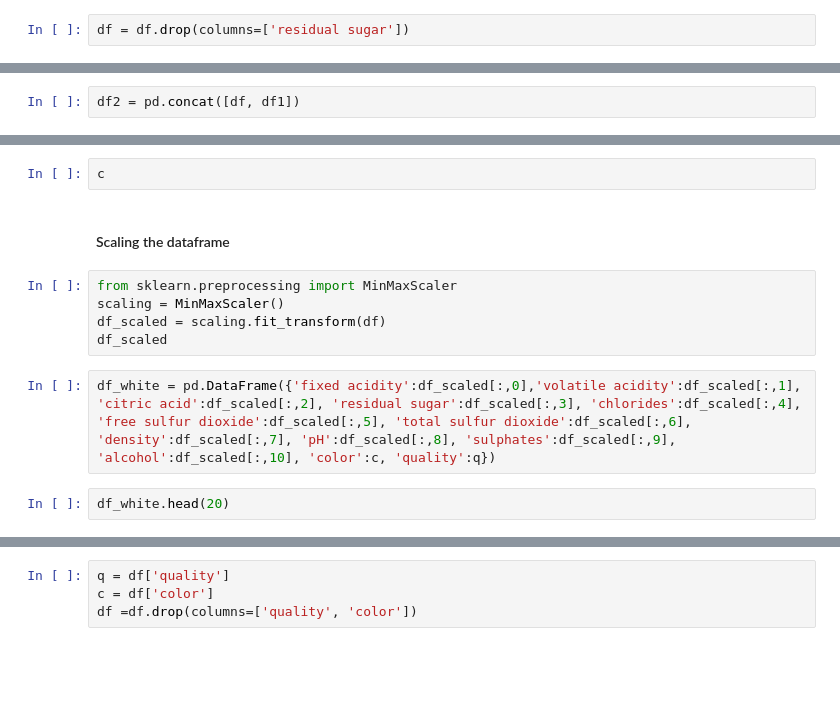
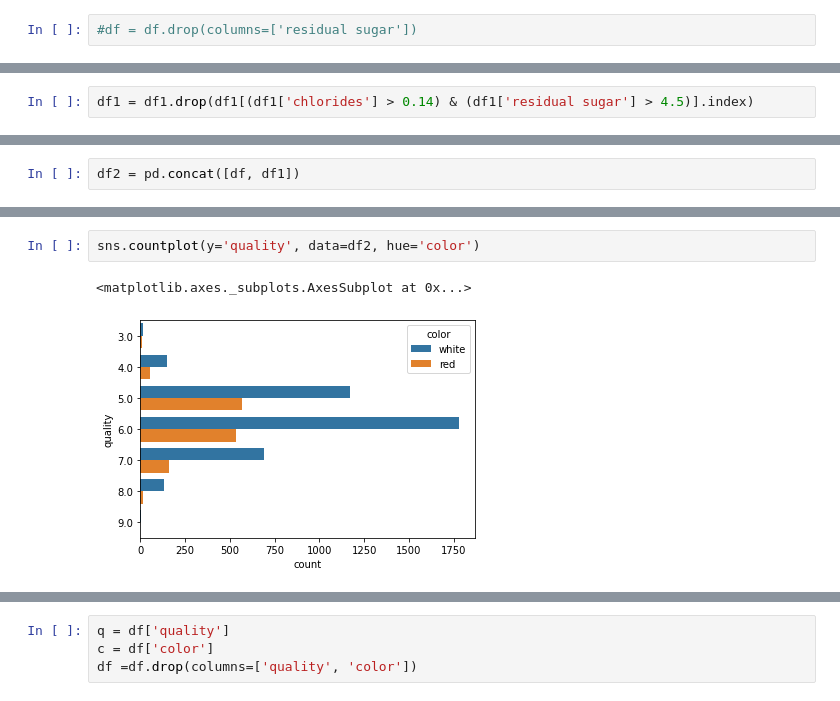
Before and after one commit to nipun1992/Predicting-Wine-Color, a Jupyter notebook: Wine quality Prediction-checkpoint.ipynb, the cells around one changed output, grey strips where cells are left out. Drawn from its saved outputs; the diff is of its cells as text; blank space fills up the shorter version.

```diff
--- a/Wine quality Prediction-checkpoint.ipynb
+++ b/Wine quality Prediction-checkpoint.ipynb
@@ -132,4 +299,4 @@ sns.heatmap(df.corr(), annot=True, cmap="RdYlGn")
 # %%
-df = df.drop(columns=['residual sugar'])
+#df = df.drop(columns=['residual sugar'])
 # %%
 df.head()
@@ -423,0 +1040,2 @@ df1.shape
+# %%
+df1 = df1.drop(df1[(df1['chlorides'] > 0.14) & (df1['residual sugar'] > 4.5)].index)
@@ -436,13 +1068,5 @@ q
-# %%
-c
-# %% [markdown]
-#### Scaling the dataframe
-# %%
-from sklearn.preprocessing import MinMaxScaler
-scaling = MinMaxScaler()
-df_scaled = scaling.fit_transform(df)
-df_scaled
-# %%
-df_white = pd.DataFrame({'fixed acidity':df_scaled[:,0],'volatile acidity':df_scaled[:,1], 'citric acid':df_scaled[:,2], 'residual sugar':df_scaled[:,3], 'chlorides':df_scaled[:,4], 'free sulfur dioxide':df_scaled[:,5], 'total sulfur dioxide':df_scaled[:,6], 'density':df_scaled[:,7], 'pH':df_scaled[:,8], 'sulphates':df_scaled[:,9], 'alcohol':df_scaled[:,10], 'color':c, 'quality':q})
-# %%
-df_white.head(20)
+# %%
+sns.countplot(y='quality', data=df2, hue='color')
+# %% [output]
+<matplotlib.axes._subplots.AxesSubplot at 0x...>
+[figure, added]
```
Also changed, not shown: parts of 110 cells of this notebook, 1 other file.
